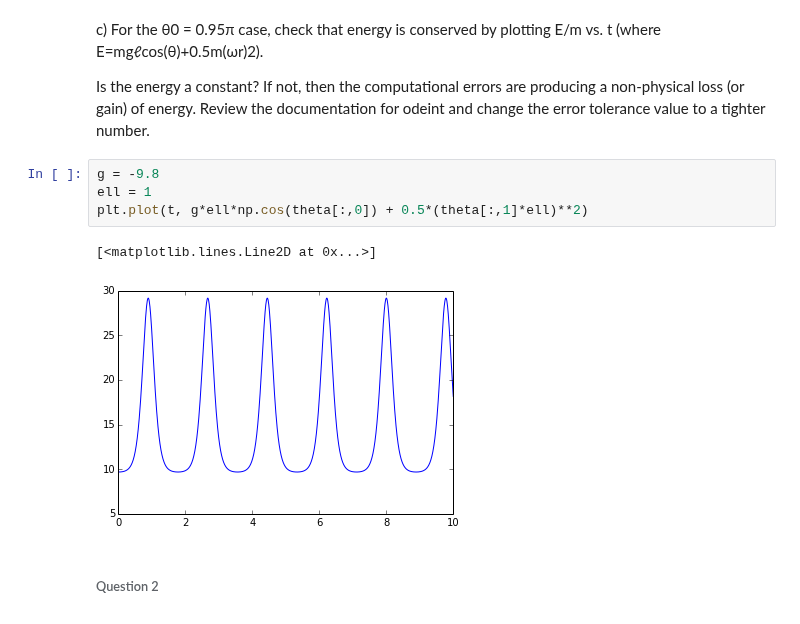
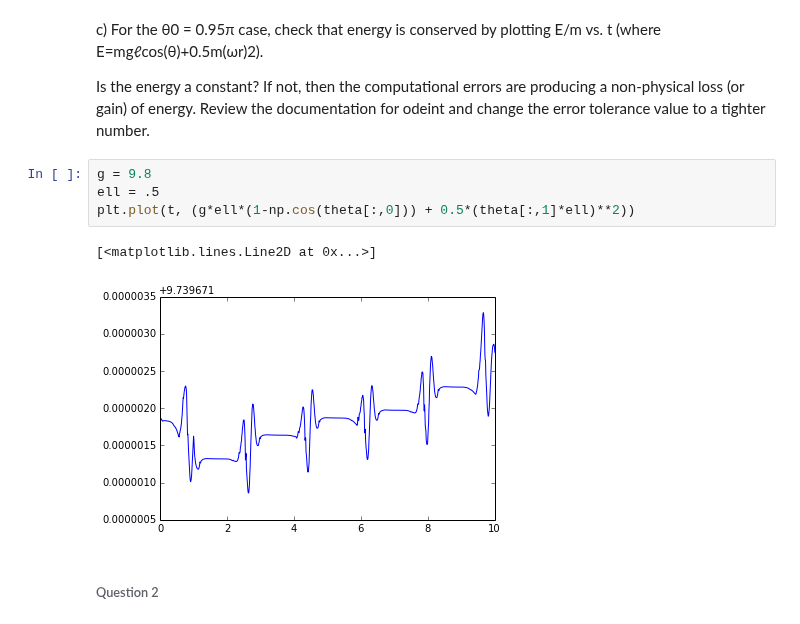
Before and after one commit to jpizagui/PHYS202-S14, a Jupyter notebook: SciPy/ODEExercises.ipynb, the cells around one changed output. Saved outputs shown, nothing was run; the diff lists cells and outputs as text.

```diff
--- a/SciPy/ODEExercises.ipynb
+++ b/SciPy/ODEExercises.ipynb
@@ -93,12 +93,12 @@ c) For the θ0 = 0.95π case, check that energy is conserved by plotting E/m vs.
 
 Is the energy a constant? If not, then the computational errors are producing a non-physical loss (or gain) of energy. Review the documentation for odeint and change the error tolerance value to a tighter number.
 # %%
-g = -9.8
-ell = 1
-plt.plot(t, g*ell*np.cos(theta[:,0]) + 0.5*(theta[:,1]*ell)**2)
+g = 9.8
+ell = .5
+plt.plot(t, (g*ell*(1-np.cos(theta[:,0])) + 0.5*(theta[:,1]*ell)**2))
 # %% [output]
 [<matplotlib.lines.Line2D at 0x...>]
-[figure, old version]
+[figure, new version]
 # %% [markdown]
 ###### Question 2
 # %% [markdown]
```
Also changed, not shown: parts of 3 cells of this notebook, 2 other files.
